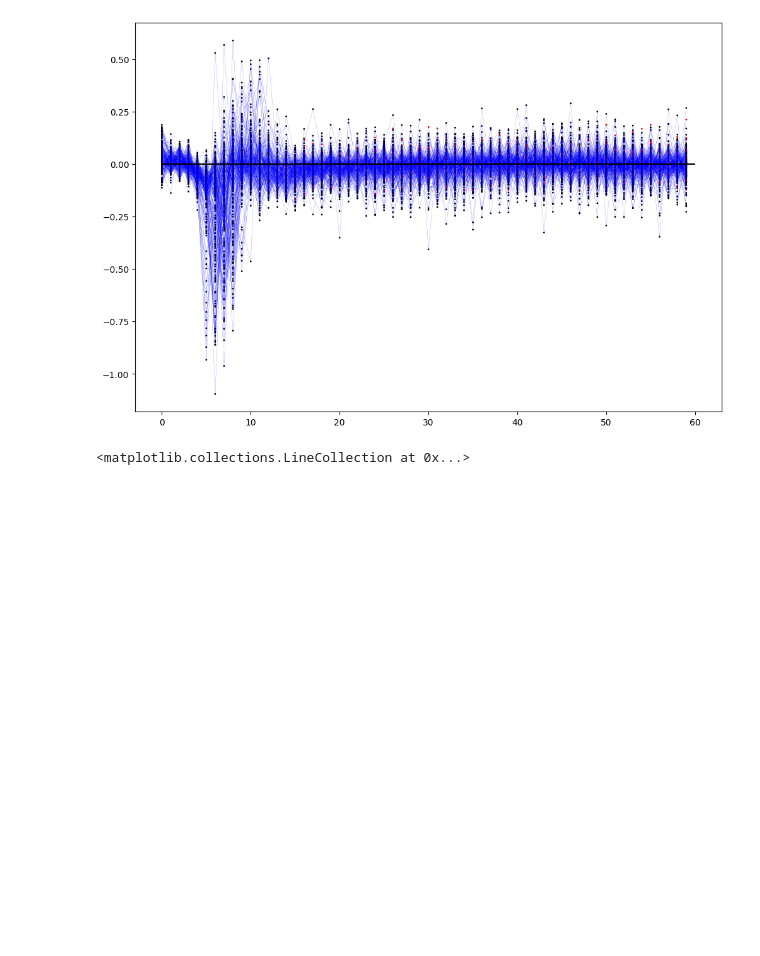
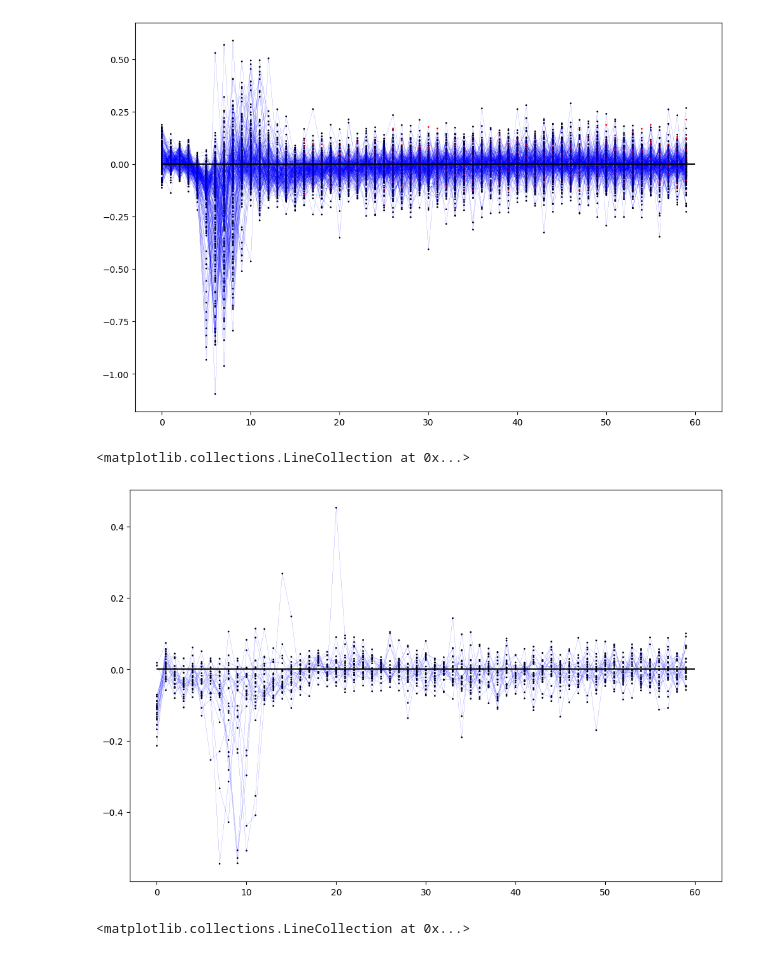
Before and after one commit to CMU-IntentLab/ManiSkill, a Jupyter notebook: examples/baselines/dreamerv3-torch/dreamer_traj_stats_reader.ipynb, the cells around one changed output. Cells and saved outputs as stored; diff of their text form; code cells hidden in the pictures; blank space fills up the shorter version.

Commit message:
removed action norm in block topple wm, reading data for new wm and ddpg

```diff
--- a/examples/baselines/dreamerv3-torch/dreamer_traj_stats_reader.ipynb
+++ b/examples/baselines/dreamerv3-torch/dreamer_traj_stats_reader.ipynb
@@ -3,7 +3,7 @@ import pickle
 import numpy as np
 import torch
 # %%
-with open("/home/clown2/Desktop/Work/Research/ManiSkill/Maniskill/ckpt_data/traj_stats_eval.pkl", "rb") as f:
+with open("/home/clown2/Desktop/Work/Research/ManiSkill/Maniskill/ckpt_data/traj_stats_eval_new.pkl", "rb") as f:
     V_total, Lz_noGP_total, gt_failure_total, success_total = pickle.load(f)
 
 V_total_np = np.array(V_total)
@@ -83,6 +83,24 @@ plt.hlines(0, 0, V_total_np.shape[1]-1, colors='k')
 # %% [output]
 <matplotlib.collections.LineCollection at 0x...>
 [figure]
+# %%
+import matplotlib.pyplot as plt
+from matplotlib.lines import Line2D
+
+
+fig, ax = plt.subplots(figsize=(12, 8))
+legend_elems = []
+for row in range(25):
+
+    colors = ['red' if val > 0 else 'black' for val in gt_failure_total_np[row, :]]
+
+    ax.plot(np.diff(V_total_np[row, :]), c='b', linewidth=.1)
+    ax.scatter(np.arange(V_total_np.shape[1]-1), np.diff(V_total_np[row, :]), c=colors[:-1], s=1)
+
+plt.hlines(0, 0, V_total_np.shape[1]-1, colors='k')
+# %% [output]
+<matplotlib.collections.LineCollection at 0x...>
+[figure, added]
 # %%
 import matplotlib.pyplot as plt
 from matplotlib.lines import Line2D
```
Also changed, not shown: parts of 2 cells of this notebook, 2 other files.
